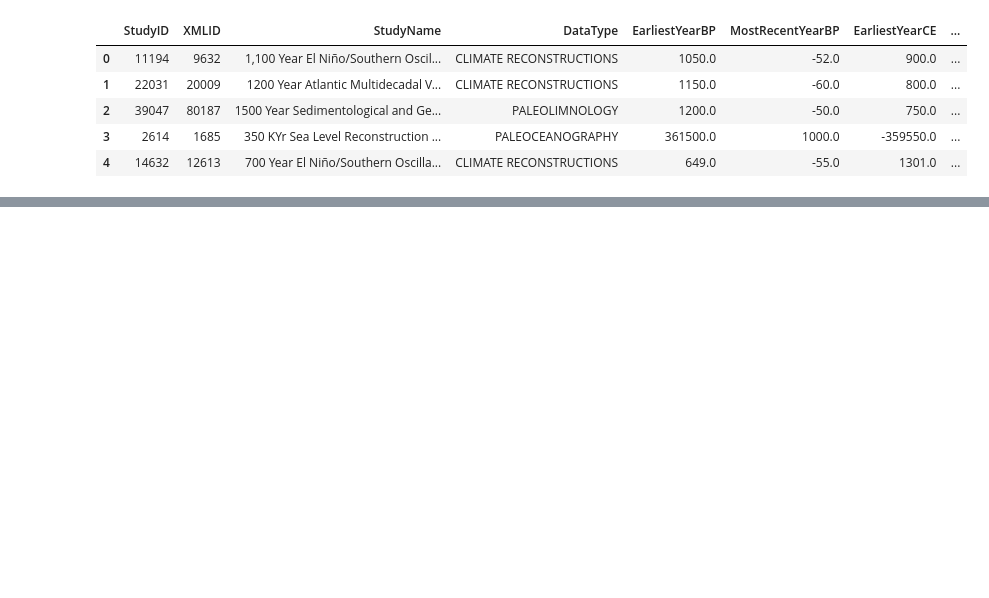
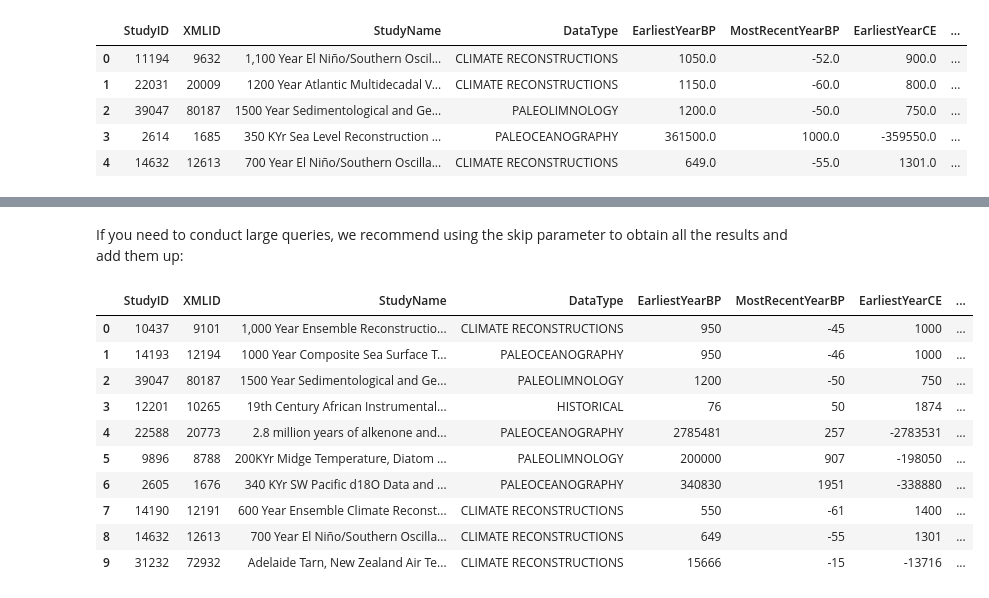
Before and after one commit to LinkedEarth/pyleotupsTutorials, a Jupyter notebook: notebooks/02_c_NOAASearch.ipynb, the cells around one changed output, grey strips where cells are left out. Drawn from its saved outputs; the diff is of its cells as text; code cells hidden in the pictures; blank space fills up the shorter version.

```diff
--- a/notebooks/02_c_NOAASearch.ipynb
+++ b/notebooks/02_c_NOAASearch.ipynb
@@ -251,0 +364,4 @@ Let's refine this search for DataType 'Paleoceanography' and
+# %%
+ds1 = pt.NOAADataset()
+res1 = ds1.search_studies(variable_name = 'Temperature', limit=5) #let's retrieve the first five dataset:
+display(res1)
@@ -251,0 +382,4 @@ Let's refine this search for DataType 'Paleoceanography' and
+# %%
+ds2 = pt.NOAADataset()
+res2 = ds2.search_studies(variable_name = 'Temperature', limit=5, skip = 5) #let's retrieve the next 5 (limit) while skipping the first 5 (skip) that we already have.
+display(res2)
@@ -251,0 +398,18 @@ Let's refine this search for DataType 'Paleoceanography' and
+# %% [markdown]
+If you need to conduct large queries, we recommend using the skip parameter to obtain all the results and add them up:
+# %%
+ds = ds1+ds2
+
+display(ds.get_summary().head(10))
+# %% [output]
+|  | StudyID | XMLID | StudyName | DataType | EarliestYearBP | MostRecentYearBP | EarliestYearCE | ... |
+| 0 | 10437 | 9101 | 1,000 Year Ensemble Reconstructio... | CLIMATE RECONSTRUCTIONS | 950 | -45 | 1000 | ... |
+| 1 | 14193 | 12194 | 1000 Year Composite Sea Surface T... | PALEOCEANOGRAPHY | 950 | -46 | 1000 | ... |
+| 2 | 39047 | 80187 | 1500 Year Sedimentological and Ge... | PALEOLIMNOLOGY | 1200 | -50 | 750 | ... |
+| 3 | 12201 | 10265 | 19th Century African Instrumental... | HISTORICAL | 76 | 50 | 1874 | ... |
+| 4 | 22588 | 20773 | 2.8 million years of alkenone and... | PALEOCEANOGRAPHY | 2785481 | 257 | -2783531 | ... |
+| 5 | 9896 | 8788 | 200KYr Midge Temperature, Diatom ... | PALEOLIMNOLOGY | 200000 | 907 | -198050 | ... |
+| 6 | 2605 | 1676 | 340 KYr SW Pacific d18O Data and ... | PALEOCEANOGRAPHY | 340830 | 1951 | -338880 | ... |
+| 7 | 14190 | 12191 | 600 Year Ensemble Climate Reconst... | CLIMATE RECONSTRUCTIONS | 550 | -61 | 1400 | ... |
+| 8 | 14632 | 12613 | 700 Year El Niño/Southern Oscilla... | CLIMATE RECONSTRUCTIONS | 649 | -55 | 1301 | ... |
+| 9 | 31232 | 72932 | Adelaide Tarn, New Zealand Air Te... | CLIMATE RECONSTRUCTIONS | 15666 | -15 | -13716 | ... |
```
Also changed, not shown: parts of 30 cells of this notebook, 2 other files.
